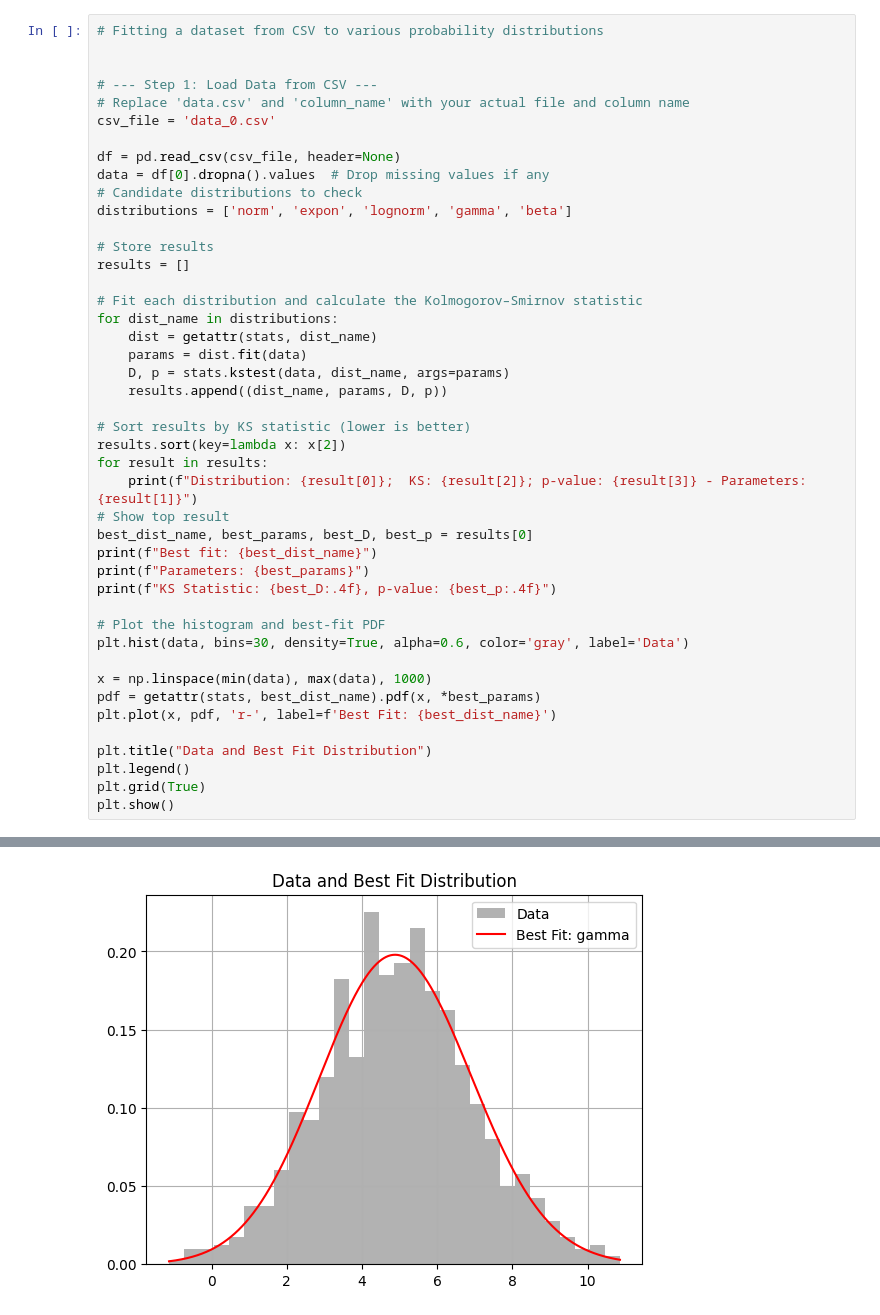
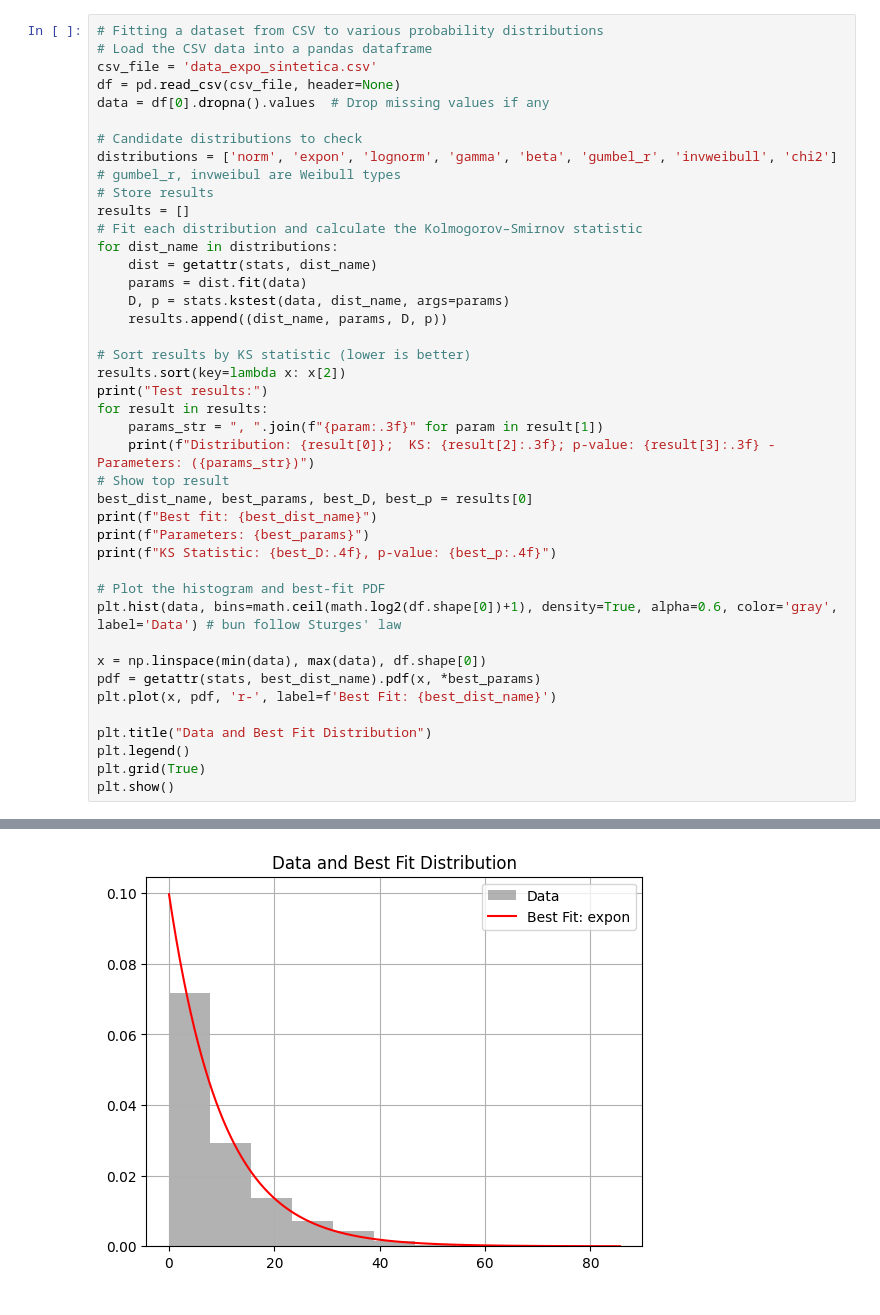
Before and after one commit to JaumeFigueras/simulacio, a Jupyter notebook: estadistica/fit/distribution_fit.ipynb, the cells around one changed output, grey strips where cells are left out. Saved outputs shown, nothing was run; the diff lists cells and outputs as text.

```diff
--- a/estadistica/fit/distribution_fit.ipynb
+++ b/estadistica/fit/distribution_fit.ipynb
@@ -8,19 +30,14 @@ import matplotlib.pyplot as plt
 # %%
 # Fitting a dataset from CSV to various probability distributions
-
-
-# --- Step 1: Load Data from CSV ---
-# Replace 'data.csv' and 'column_name' with your actual file and column name
-csv_file = 'data_0.csv'
-
+# Load the CSV data into a pandas dataframe
+csv_file = 'data_expo_sintetica.csv'
 df = pd.read_csv(csv_file, header=None)
 data = df[0].dropna().values  # Drop missing values if any
+
 # Candidate distributions to check
-distributions = ['norm', 'expon', 'lognorm', 'gamma', 'beta']
-
+distributions = ['norm', 'expon', 'lognorm', 'gamma', 'beta', 'gumbel_r', 'invweibull', 'chi2'] # gumbel_r, invweibul are Weibull types
 # Store results
 results = []
-
 # Fit each distribution and calculate the Kolmogorov–Smirnov statistic
 for dist_name in distributions:
     dist = getattr(stats, dist_name)
@@ -30,8 +47,10 @@ for dist_name in distributions:
 
 # Sort results by KS statistic (lower is better)
 results.sort(key=lambda x: x[2])
+print("Test results:")
 for result in results:
-    print(f"Distribution: {result[0]};  KS: {result[2]}; p-value: {result[3]} - Parameters: {result[1]}")
+    params_str = ", ".join(f"{param:.3f}" for param in result[1])
+    print(f"Distribution: {result[0]};  KS: {result[2]:.3f}; p-value: {result[3]:.3f} - Parameters: ({params_str})")
 # Show top result
 best_dist_name, best_params, best_D, best_p = results[0]
 print(f"Best fit: {best_dist_name}")
@@ -39,9 +58,9 @@ print(f"Parameters: {best_params}")
 print(f"KS Statistic: {best_D:.4f}, p-value: {best_p:.4f}")
 
 # Plot the histogram and best-fit PDF
-plt.hist(data, bins=30, density=True, alpha=0.6, color='gray', label='Data')
+plt.hist(data, bins=math.ceil(math.log2(df.shape[0])+1), density=True, alpha=0.6, color='gray', label='Data') # bun follow Sturges' law
 
-x = np.linspace(min(data), max(data), 1000)
+x = np.linspace(min(data), max(data), df.shape[0])
 pdf = getattr(stats, best_dist_name).pdf(x, *best_params)
 plt.plot(x, pdf, 'r-', label=f'Best Fit: {best_dist_name}')
 
@@ -61 +84 @@ KS Statistic: 0.0143, p-value: 0.9847
-[figure, old version]
+[figure, new version]
```
Also changed, not shown: parts of 8 cells of this notebook, 4 other files.
